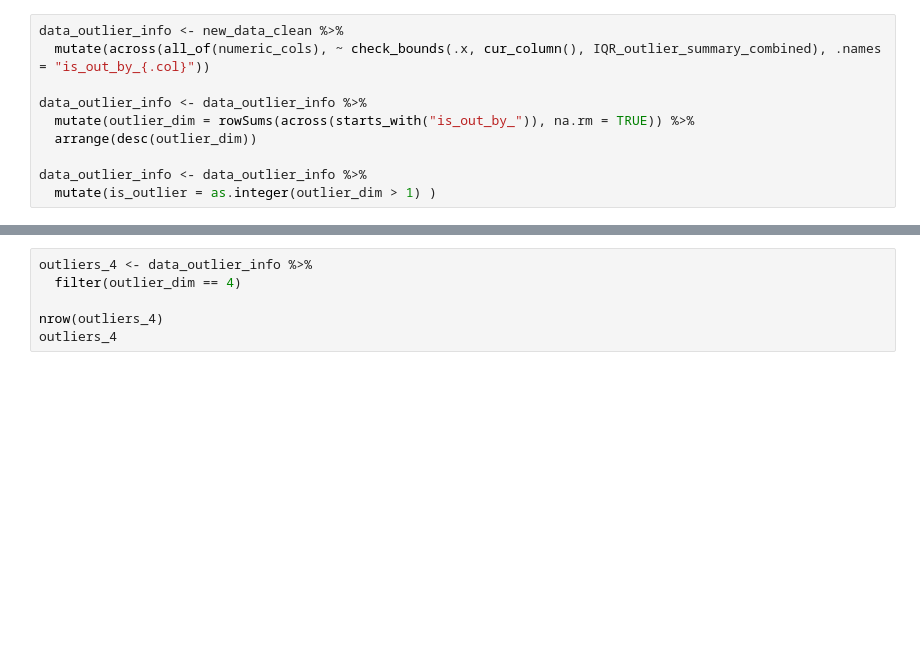
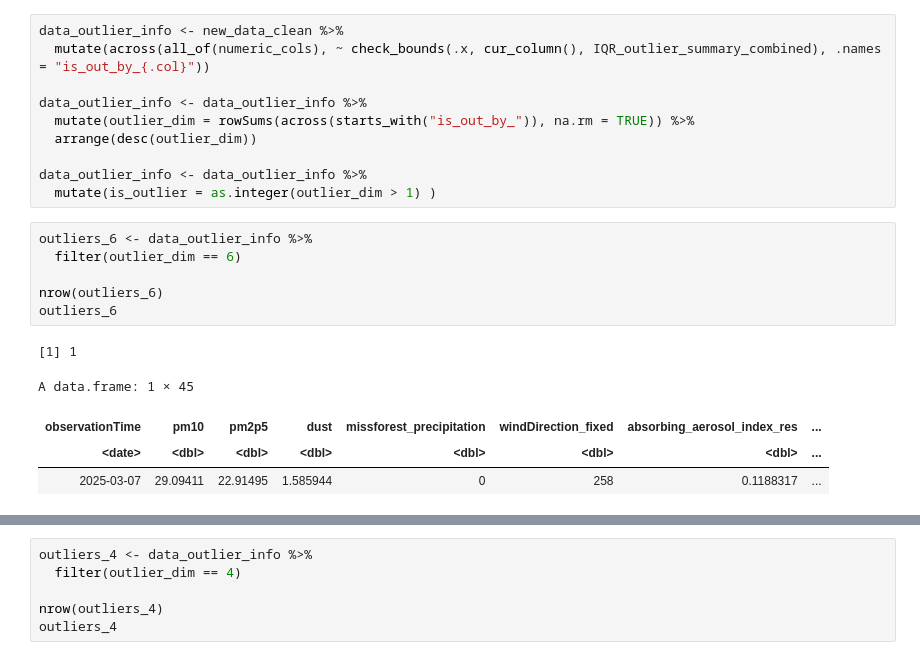
Before and after one commit to rugcer04/Duomenu_mokslo_projektas, a Jupyter notebook: code/R/EDA/outliers2.ipynb, the cells around one changed output, grey strips where cells are left out. Cells and saved outputs as stored; diff of their text form; blank space fills up the shorter version.

```diff
--- a/code/R/EDA/outliers2.ipynb
+++ b/code/R/EDA/outliers2.ipynb
@@ -431,3 +441,15 @@ data_outlier_info <- data_outlier_info %>%
 
 data_outlier_info <- data_outlier_info %>%
   mutate(is_outlier = as.integer(outlier_dim > 1) )
+# %%
+outliers_6 <- data_outlier_info %>%
+  filter(outlier_dim == 6)
+
+nrow(outliers_6)
+outliers_6
+# %% [output]
+[1] 1
+A data.frame: 1 × 45
+| observationTime | pm10 | pm2p5 | dust | missforest_precipitation | windDirection_fixed | absorbing_aerosol_index_res | ... |
+| <date> | <dbl> | <dbl> | <dbl> | <dbl> | <dbl> | <dbl> | ... |
+| 2025-03-07 | 29.09411 | 22.91495 | 1.585944 | 0 | 258 | 0.1188317 | ... |
```
Also changed, not shown: parts of 9 cells of this notebook.
